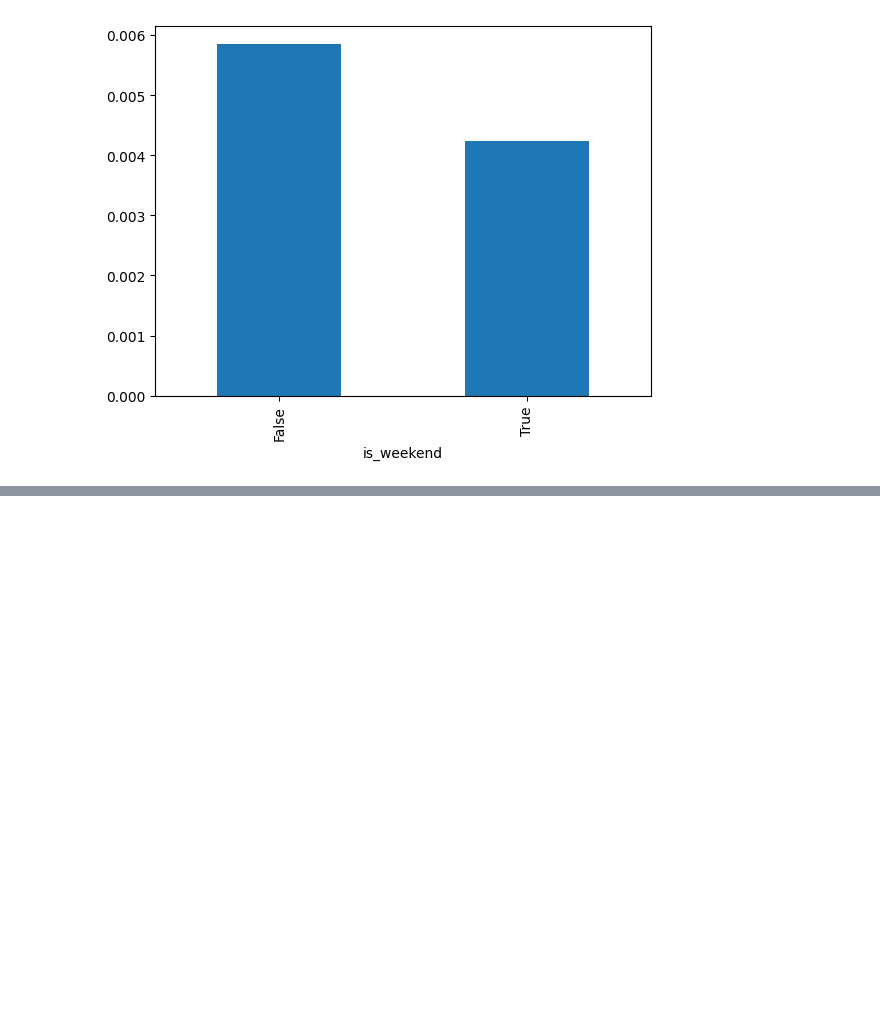
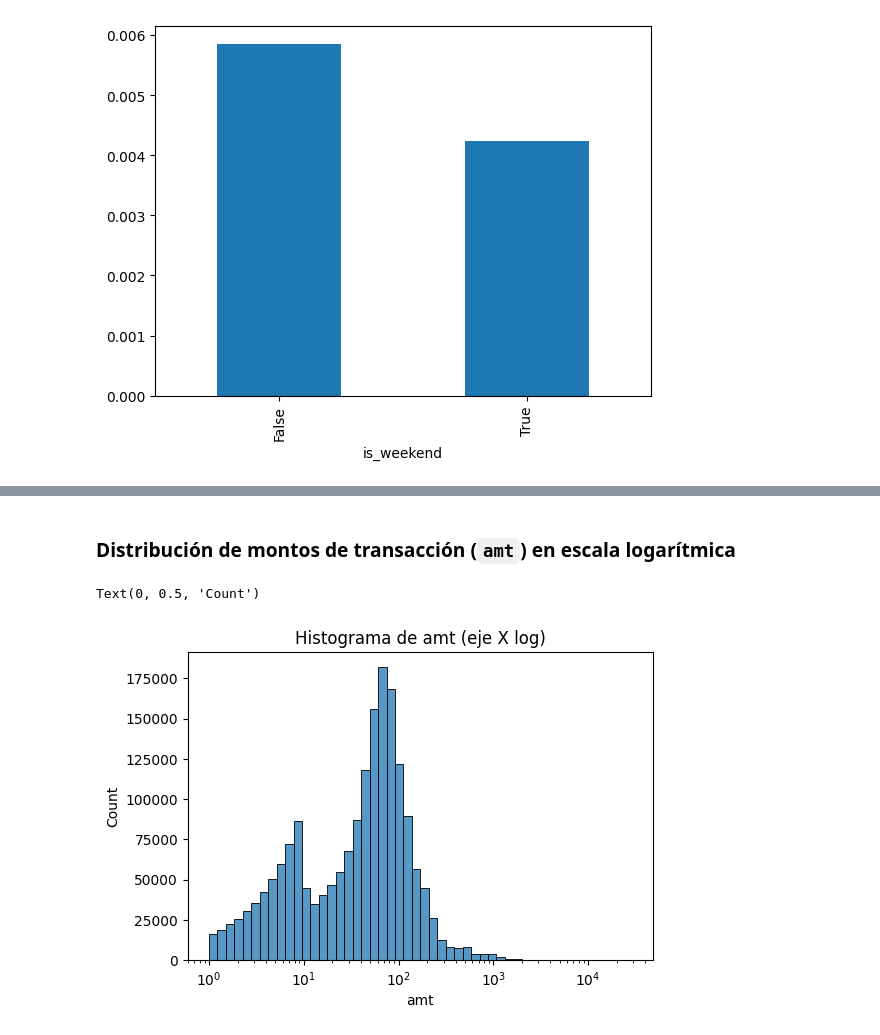
Before and after one commit to AGM54/PROYECTO1, a Jupyter notebook: plusTI.ipynb, the cells around one changed output, grey strips where cells are left out. Drawn from its saved outputs; the diff is of its cells as text; code cells hidden in the pictures; blank space fills up the shorter version.

```diff
--- a/plusTI.ipynb
+++ b/plusTI.ipynb
@@ -361,0 +375,13 @@ pd.crosstab(sds.is_weekend, sds.is_fraud, normalize='index')[1].plot.bar()
+# %% [markdown]
+### Distribución de montos de transacción (`amt`) en escala logarítmica
+# %%
+
+
+plt.figure(figsize=(6,4))
+sns.histplot(sds['amt'], bins=50, log_scale=True)
+plt.title("Histograma de amt (eje X log)")
+plt.xlabel("amt")
+plt.ylabel("Count")
+# %% [output]
+Text(0, 0.5, 'Count')
+[figure, added]
```
Also changed, not shown: parts of 9 cells of this notebook.
